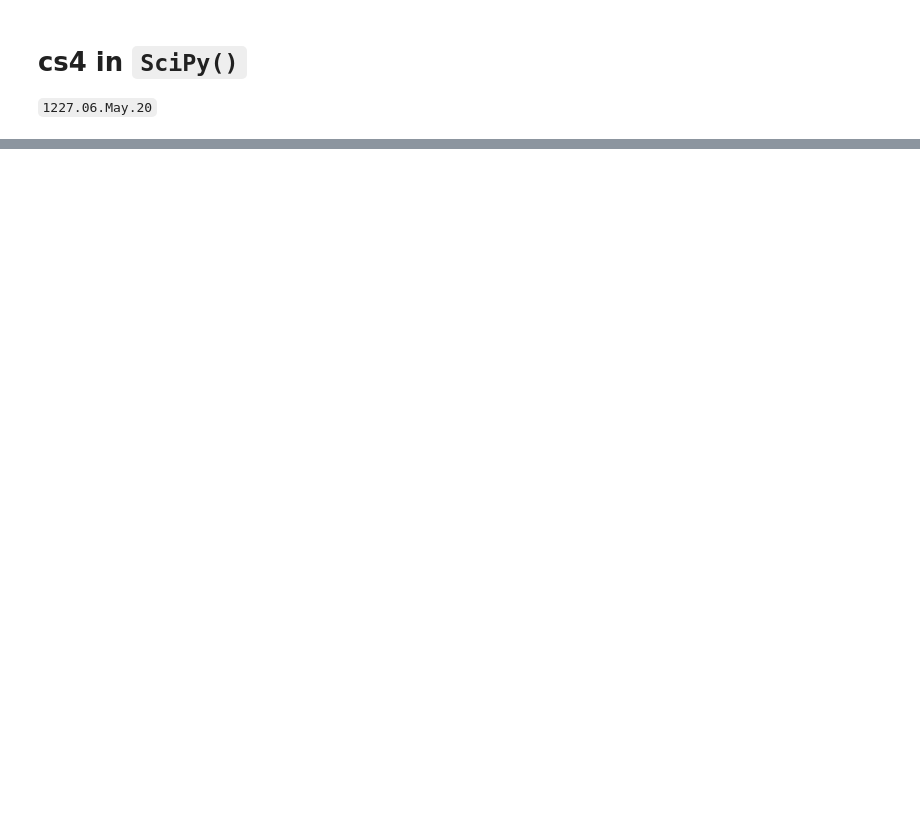
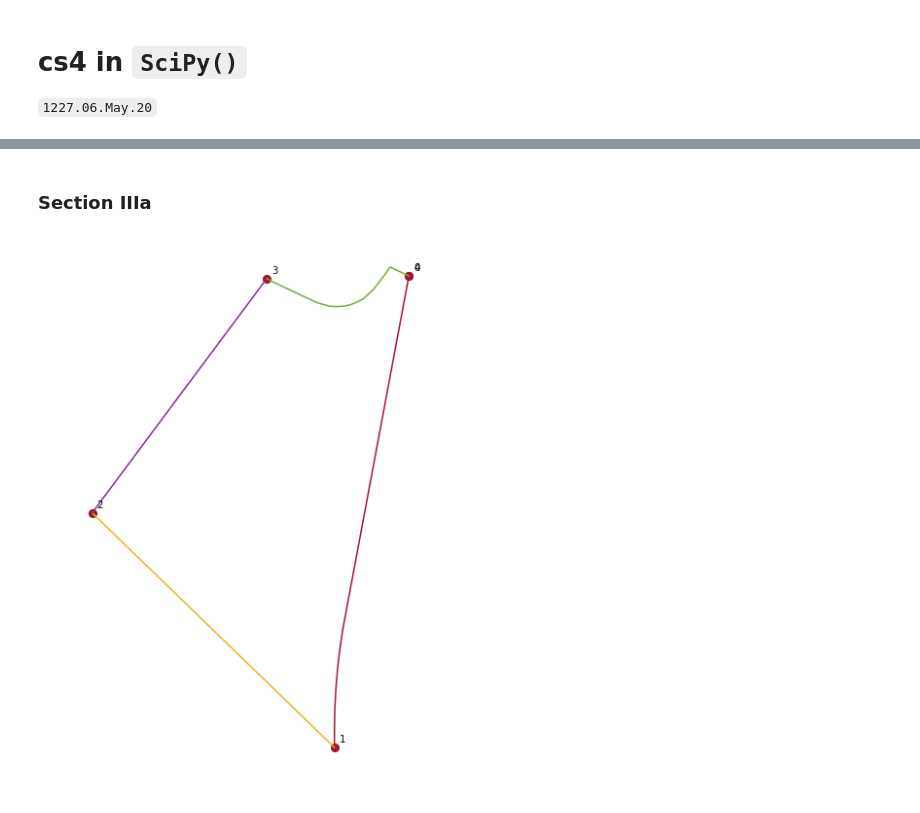
Before and after one commit to byuflowlab/iea37-casestudies-extrafiles, a Jupyter notebook: cs3-4/optimo-attempt-baker/notebook-scipy/bakerIEA37cs3-09-cs3workout.ipynb, the cells around one changed output, grey strips where cells are left out. Drawn from its saved outputs; the diff is of its cells as text; code cells hidden in the pictures; blank space fills up the shorter version.

```diff
--- a/cs3-4/optimo-attempt-baker/notebook-scipy/bakerIEA37cs3-09-cs3workout.ipynb
+++ b/cs3-4/optimo-attempt-baker/notebook-scipy/bakerIEA37cs3-09-cs3workout.ipynb
@@ -62,0 +259,26 @@ Other options for the difficulty:
+# %% [markdown]
+### Section IIIa
+# %%
+#--- Make the boundary ---#
+plt.figure(figsize=(20,10))
+vertexList3a = [0, 6, 8, 9, 18]       # Hard code the vertices (though this could be done algorithmically)
+vertexPts3a = clsdBP3a[vertexList3a]
+numSides3a = len(vertexList3a) - 1      # The number of sides for our original coordinate system. Usually (4) to Euclidean, but could be any number)
+printTurbines(vertexPts3a, getPltClrs().getColor(1), turb_diam/3, True)
+
+#-- Plot our space (with splines) --#
+splineList3a = np.empty(numSides3a, interp1d)                  # Init. array IOT save the Splines for each "side"
+segCoordList3a = np.recarray([numSides3a, numGridLines], coordinate)
+
+#- Create the splines for each side (<numSides> many)-#
+for i in range(numSides3a):
+    BndPts3a = clsdBP3a[vertexList3a[i]:(vertexList3a[i+1]+1)]      # Extract the points for the "edge" we want
+    segCoordList3a[i] = sliceBoundary(BndPts3a, numGridLines)    # Reparameterize the boundry to be defined by <numGridLines> many points
+    splineList3a[i] = interp1d(segCoordList3a[i].x, segCoordList3a[i].y, kind='linear')   # Make the spline using NumPy's <interp1d>
+
+# Plot the boundary and the endpoints.
+for i in range(numSides3a):
+    plt.hold = True
+    printBoundaryArray(segCoordList3a[i].x, splineList3a[i](segCoordList3a[i].x), i+1)
+# %% [output]
+[figure, added]
```
Also changed, not shown: parts of 60 cells of this notebook, 49 other files.
